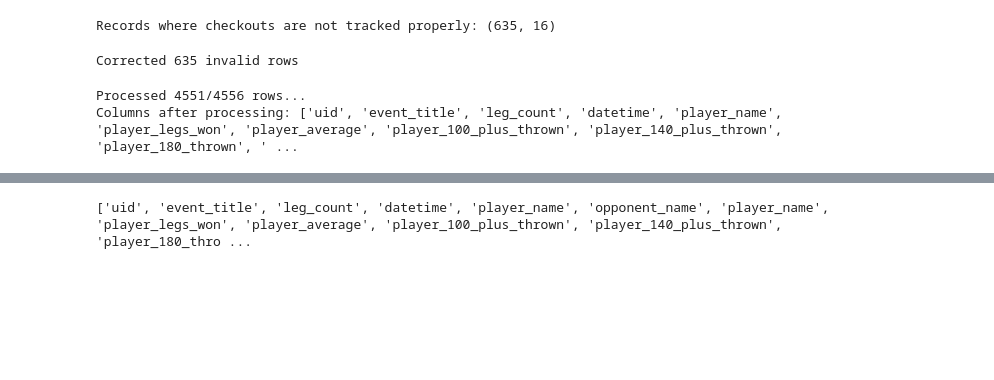
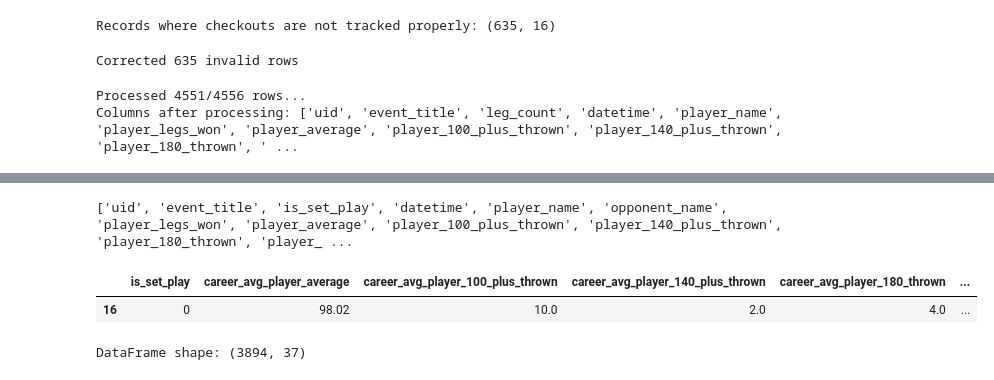
Before and after one commit to ATRedshaw/darts-data-analytics, a Jupyter notebook: predictive-model/predictive.ipynb, the cells around one changed output, grey strips where cells are left out. Saved outputs shown, nothing was run; the diff lists cells and outputs as text; code cells hidden in the pictures; blank space fills up the shorter version.

```diff
--- a/predictive-model/predictive.ipynb
+++ b/predictive-model/predictive.ipynb
@@ -585,12 +675,15 @@ def reorganise_columns(df):
     # 5. Collect H2H columns
     h2h_cols = [c for c in all_columns if c.startswith('previous_h2h')]
 
-    # 6. Final columns (did_player_win and any remaining)
+    # 6. Collect opponent match stats columns
+    opponent_cols = [c for c in all_columns if c.startswith('opponent_') and c != 'opponent_name']
+
+    # 7. Final columns (did_player_win and any remaining)
     final_cols = ['did_player_win'] + \
-                 [c for c in all_columns if c not in fixed_columns + player_match_cols + career_cols + rolling_cols + h2h_cols + ['did_player_win']]
+                 [c for c in all_columns if c not in fixed_columns + player_match_cols + career_cols + rolling_cols + opponent_cols + h2h_cols + ['did_player_win']]
 
     # Combine all sections
-    new_order = fixed_columns + player_match_cols + career_cols + rolling_cols + h2h_cols + final_cols
+    new_order = fixed_columns + player_match_cols + career_cols + rolling_cols + opponent_cols + h2h_cols + final_cols
 
     return df[new_order]
 
@@ -600,4 +693,4 @@ darts_matches = reorganise_columns(darts_matches)
 # Verify new order
 print(darts_matches.columns.tolist())
 # %% [output]
-['uid', 'event_title', 'leg_count', 'datetime', 'player_name', 'opponent_name', 'player_name', 'player_legs_won', 'player_average', 'player_100_plus_thrown', 'player_140_plus_thrown', 'player_180_thro ...
+['uid', 'event_title', 'is_set_play', 'datetime', 'player_name', 'opponent_name', 'player_legs_won', 'player_average', 'player_100_plus_thrown', 'player_140_plus_thrown', 'player_180_thrown', 'player_ ...
@@ -603,0 +722,63 @@ print(darts_matches.columns.tolist())
+# %%
+def drop_unnecessary_model_columns(df):
+    """
+    Drop unnecessary columns for the model
+
+    Args:
+        df (pd.DataFrame): The dataframe to drop the columns from
+
+    Returns:
+        pd.DataFrame: The dataframe with the unnecessary columns dropped
+    """
+    # Drop uid, event_title, datetime, opponent_name and all columns beginning with 'player_
+    player_column_names = [col for col in df.columns if col.startswith('player_')]
+    try:
+        return df.drop(['uid', 'event_title', 'datetime', 'opponent_name'] + player_column_names, axis=1)
+    except Exception as e:
+        print(f'Error dropping columns: {e}')
+        return df
+
+def drop_nan_rows(df):
+    """
+    Drop any rows with nan values
+
+    Args:
+        df (pd.DataFrame): The dataframe to drop the rows from
+
+    Returns:
+        pd.DataFrame: The dataframe with the nan rows dropped
+    """
+    return df.dropna()
+
+def convert_dtypes(df):
+    """Convert object columns to numeric types where possible."""
+    for col in df.columns:
+        if df[col].dtype == object:
+            # Attempt conversion to numeric
+            try:
+                # First try converting directly to float
+                df[col] = pd.to_numeric(df[col], errors='raise')
+
+                # Check if all values are integers
+                if (df[col].dropna() % 1 == 0).all():
+                    df[col] = df[col].astype('Int64')  # Nullable integer type
+                else:
+                    df[col] = df[col].astype(float)
+            except (ValueError, TypeError):
+                # Leave as object if conversion fails
+                pass
+    return df
+
+darts_matches = drop_unnecessary_model_columns(darts_matches)
+darts_matches = drop_nan_rows(darts_matches)
+darts_matches = convert_dtypes(darts_matches)
+
+with pd.option_context('display.max_columns', None):
+    display(darts_matches.head(1))
+
+# Print df shape
+print(f'DataFrame shape: {darts_matches.shape}')
+# %% [output]
+|  | is_set_play | career_avg_player_average | career_avg_player_100_plus_thrown | career_avg_player_140_plus_thrown | career_avg_player_180_thrown | ... |
+| 16 | 0 | 98.02 | 10.0 | 2.0 | 4.0 | ... |
+DataFrame shape: (3894, 37)
```
Also changed, not shown: parts of 5 cells of this notebook, 1 other file.
